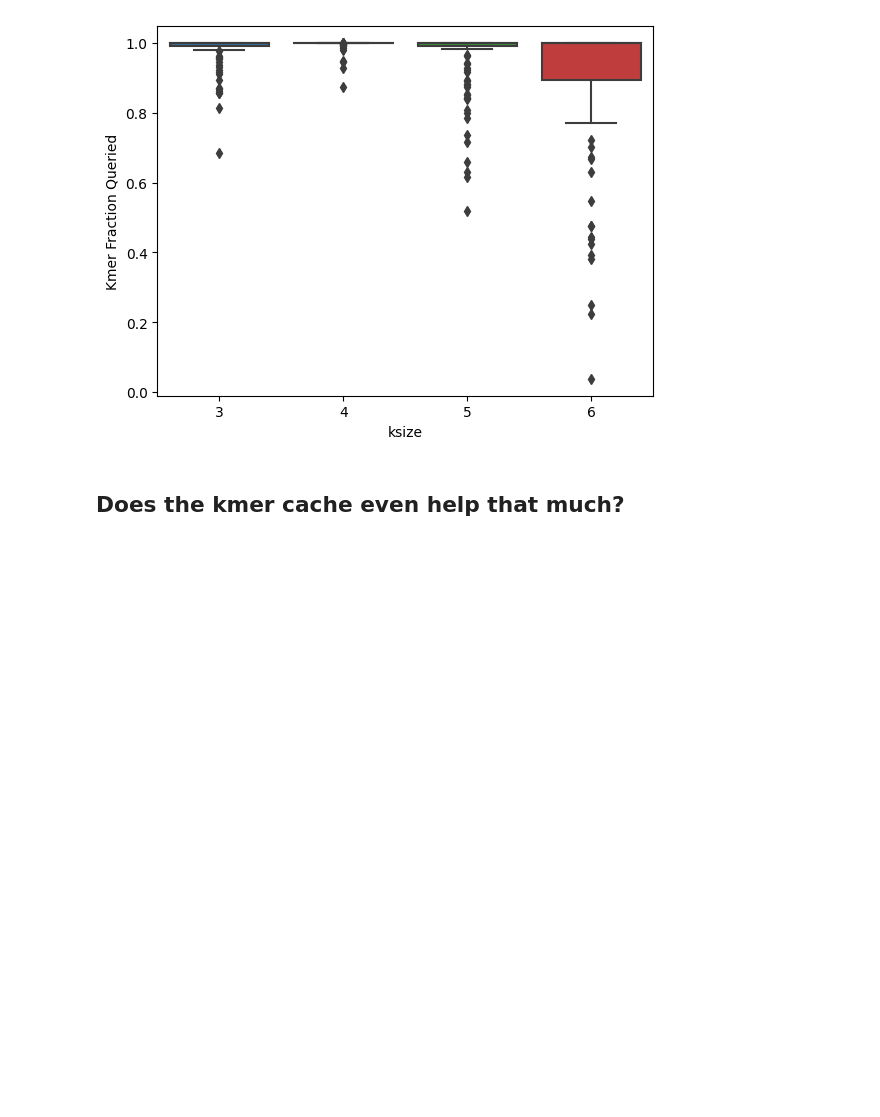
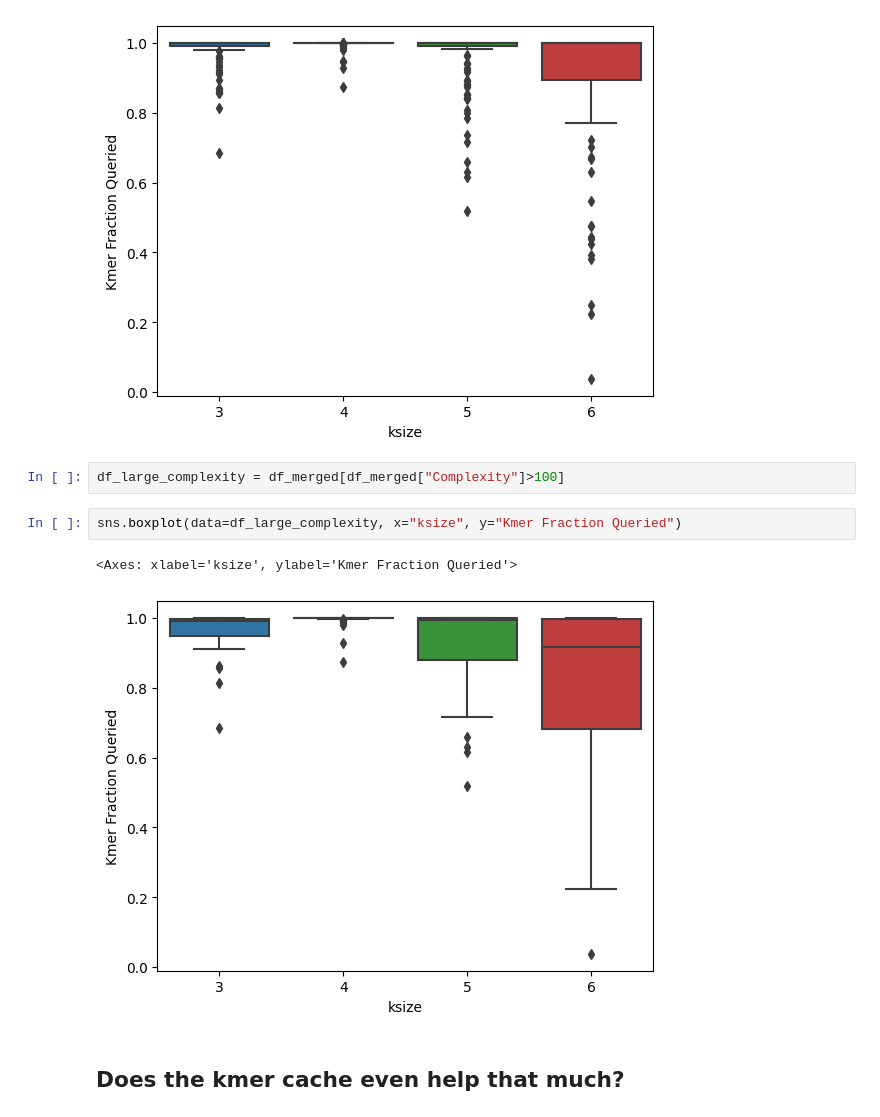
Before and after one commit to remyschwab/tetrex_analysis, a Jupyter notebook: complexity_analysis.ipynb, the cells around one changed output. Drawn from its saved outputs; the diff is of its cells as text; blank space fills up the shorter version.

```diff
--- a/complexity_analysis.ipynb
+++ b/complexity_analysis.ipynb
@@ -82,6 +85,13 @@ sns.boxplot(data=df_merged, x="ksize", y="Kmer Fraction Queried")
 # %% [output]
 <Axes: xlabel='ksize', ylabel='Kmer Fraction Queried'>
 [figure]
+# %%
+df_large_complexity = df_merged[df_merged["Complexity"]>100]
+# %%
+sns.boxplot(data=df_large_complexity, x="ksize", y="Kmer Fraction Queried")
+# %% [output]
+<Axes: xlabel='ksize', ylabel='Kmer Fraction Queried'>
+[figure, added]
 # %% [markdown]
 ## Does the kmer cache even help that much?
 # %%
```
Also changed, not shown: parts of 1 cell of this notebook, 3 other files.
